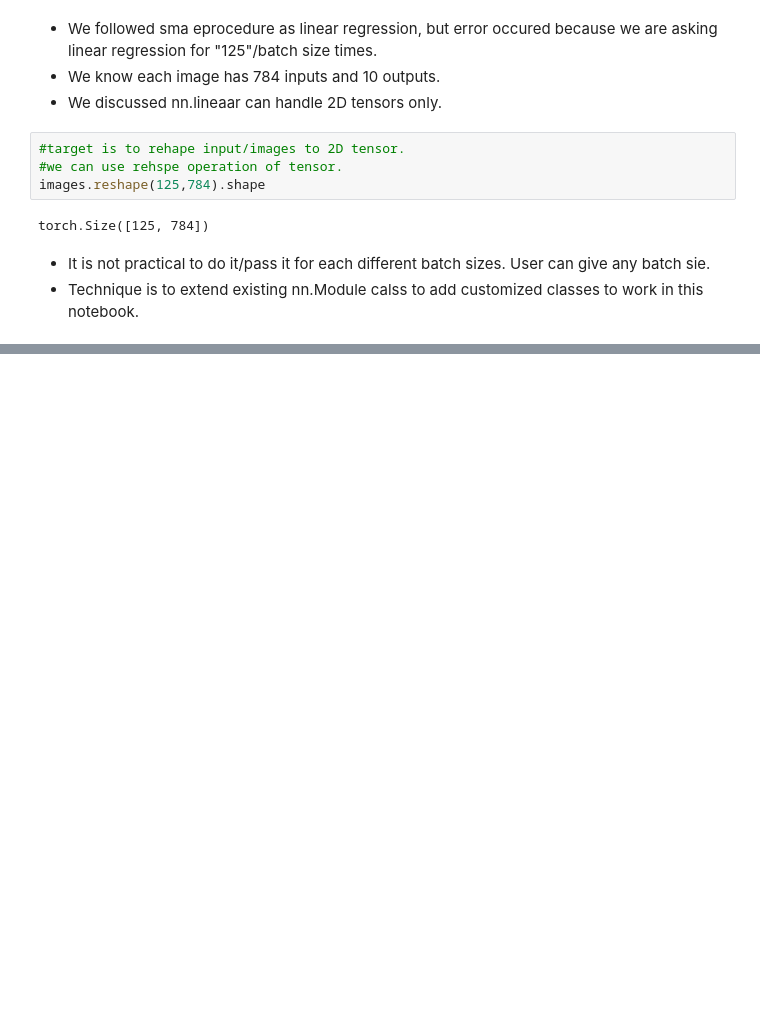
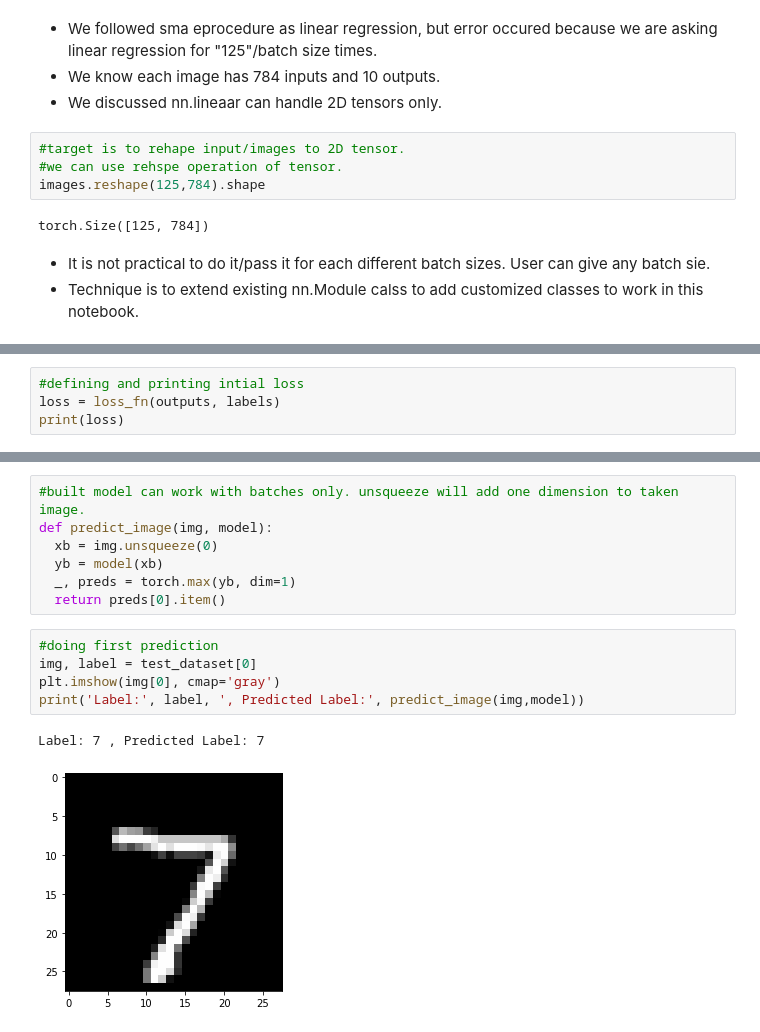
Before and after one commit to Mohan75489/DeepLearning_PyTorch, a Jupyter notebook: PyTorch_Images_and_LR_with_MNIST.ipynb, the cells around one changed output, grey strips where cells are left out. Cells and saved outputs as stored; diff of their text form; blank space fills up the shorter version.

```diff
--- a/PyTorch_Images_and_LR_with_MNIST.ipynb
+++ b/PyTorch_Images_and_LR_with_MNIST.ipynb
@@ -199,0 +342,4 @@ model = Mnistmodel()
+# %%
+#defining and printing intial loss
+loss = loss_fn(outputs, labels)
+print(loss)
@@ -199,0 +499,15 @@ model = Mnistmodel()
+# %%
+#built model can work with batches only. unsqueeze will add one dimension to taken image.
+def predict_image(img, model):
+  xb = img.unsqueeze(0)
+  yb = model(xb)
+  _, preds = torch.max(yb, dim=1)
+  return preds[0].item()
+# %%
+#doing first prediction
+img, label = test_dataset[0]
+plt.imshow(img[0], cmap='gray')
+print('Label:', label, ', Predicted Label:', predict_image(img,model))
+# %% [output]
+Label: 7 , Predicted Label: 7
+[figure, added]
```
Also changed, not shown: parts of 49 cells of this notebook.
